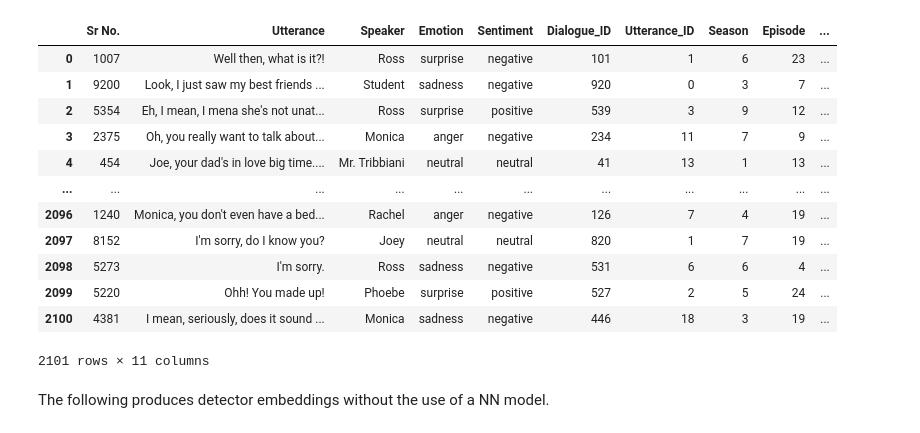
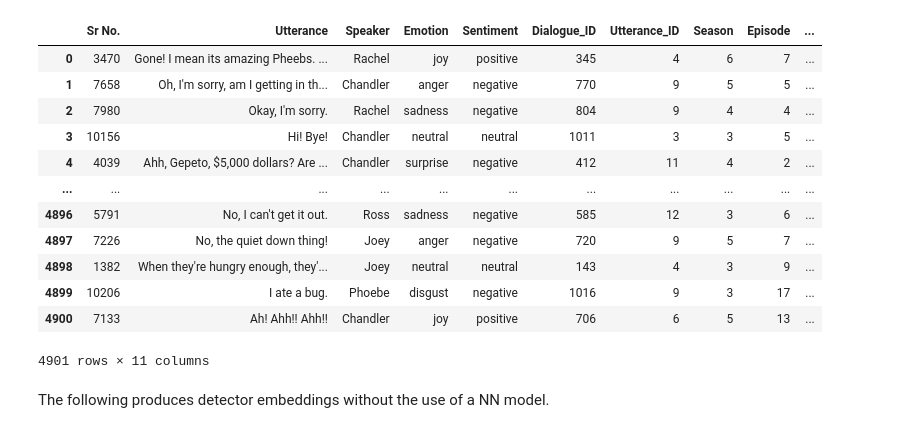
Before and after one commit to isevr/TVEmotion, a Jupyter notebook: final.ipynb, the cells around one changed output. Saved outputs shown, nothing was run; the diff lists cells and outputs as text; code cells hidden in the pictures.

```diff
--- a/final.ipynb
+++ b/final.ipynb
@@ -55,28 +54,28 @@ early_stopping_callback = tf.keras.callbacks.EarlyStopping(
 # %%
 min_size = df.Sentiment.value_counts().min()
 
 dataframes = []
 
 for emotion in df.Sentiment.unique():
     dataframes.append(df[df.Sentiment == emotion].sample(min_size, ignore_index=True))
 
 df = pd.concat(dataframes, ignore_index=True)
-df = df.sample(frac=0.3, ignore_index=True)
+df = df.sample(frac=0.7, ignore_index=True)
 df
 # %% [output]
 |  | Sr No. | Utterance | Speaker | Emotion | Sentiment | Dialogue_ID | Utterance_ID | Season | Episode | ... |
-| 0 | 1007 | Well then, what is it?! | Ross | surprise | negative | 101 | 1 | 6 | 23 | ... |
-| 1 | 9200 | Look, I just saw my best friends ... | Student | sadness | negative | 920 | 0 | 3 | 7 | ... |
-| 2 | 5354 | Eh, I mean, I mena she's not unat... | Ross | surprise | positive | 539 | 3 | 9 | 12 | ... |
-| 3 | 2375 | Oh, you really want to talk about... | Monica | anger | negative | 234 | 11 | 7 | 9 | ... |
-| 4 | 454 | Joe, your dad's in love big time.... | Mr. Tribbiani | neutral | neutral | 41 | 13 | 1 | 13 | ... |
+| 0 | 3470 | Gone! I mean its amazing Pheebs. ... | Rachel | joy | positive | 345 | 4 | 6 | 7 | ... |
+| 1 | 7658 | Oh, I'm sorry, am I getting in th... | Chandler | anger | negative | 770 | 9 | 5 | 5 | ... |
+| 2 | 7980 | Okay, I'm sorry. | Rachel | sadness | negative | 804 | 9 | 4 | 4 | ... |
+| 3 | 10156 | Hi! Bye! | Chandler | neutral | neutral | 1011 | 3 | 3 | 5 | ... |
+| 4 | 4039 | Ahh, Gepeto, $5,000 dollars? Are ... | Chandler | surprise | negative | 412 | 11 | 4 | 2 | ... |
 | ... | ... | ... | ... | ... | ... | ... | ... | ... | ... | ... |
-| 2096 | 1240 | Monica, you don't even have a bed... | Rachel | anger | negative | 126 | 7 | 4 | 19 | ... |
-| 2097 | 8152 | I'm sorry, do I know you? | Joey | neutral | neutral | 820 | 1 | 7 | 19 | ... |
-| 2098 | 5273 | I'm sorry. | Ross | sadness | negative | 531 | 6 | 6 | 4 | ... |
-| 2099 | 5220 | Ohh! You made up! | Phoebe | surprise | positive | 527 | 2 | 5 | 24 | ... |
-| 2100 | 4381 | I mean, seriously, does it sound ... | Monica | sadness | negative | 446 | 18 | 3 | 19 | ... |
+| 4896 | 5791 | No, I can't get it out. | Ross | sadness | negative | 585 | 12 | 3 | 6 | ... |
+| 4897 | 7226 | No, the quiet down thing! | Joey | anger | negative | 720 | 9 | 5 | 7 | ... |
+| 4898 | 1382 | When they're hungry enough, they'... | Joey | neutral | neutral | 143 | 4 | 3 | 9 | ... |
+| 4899 | 10206 | I ate a bug. | Phoebe | disgust | negative | 1016 | 9 | 3 | 17 | ... |
+| 4900 | 7133 | Ah! Ahh!! Ahh!! | Chandler | joy | positive | 706 | 6 | 5 | 13 | ... |
-2101 rows × 11 columns
+4901 rows × 11 columns
 # %%
 face_model = tf.keras.applications.VGG16(input_shape=(48,48,3),
                                         include_top=False,
```
Also changed, not shown: parts of 17 cells of this notebook.
